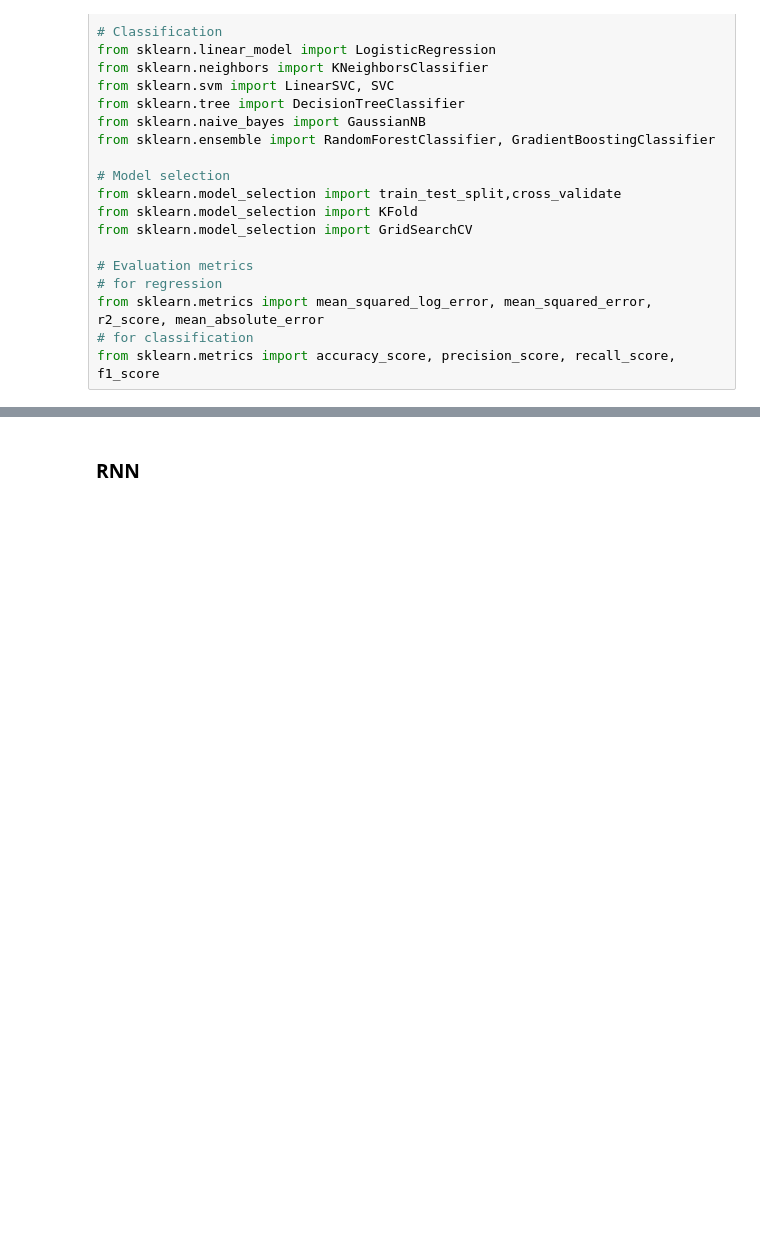
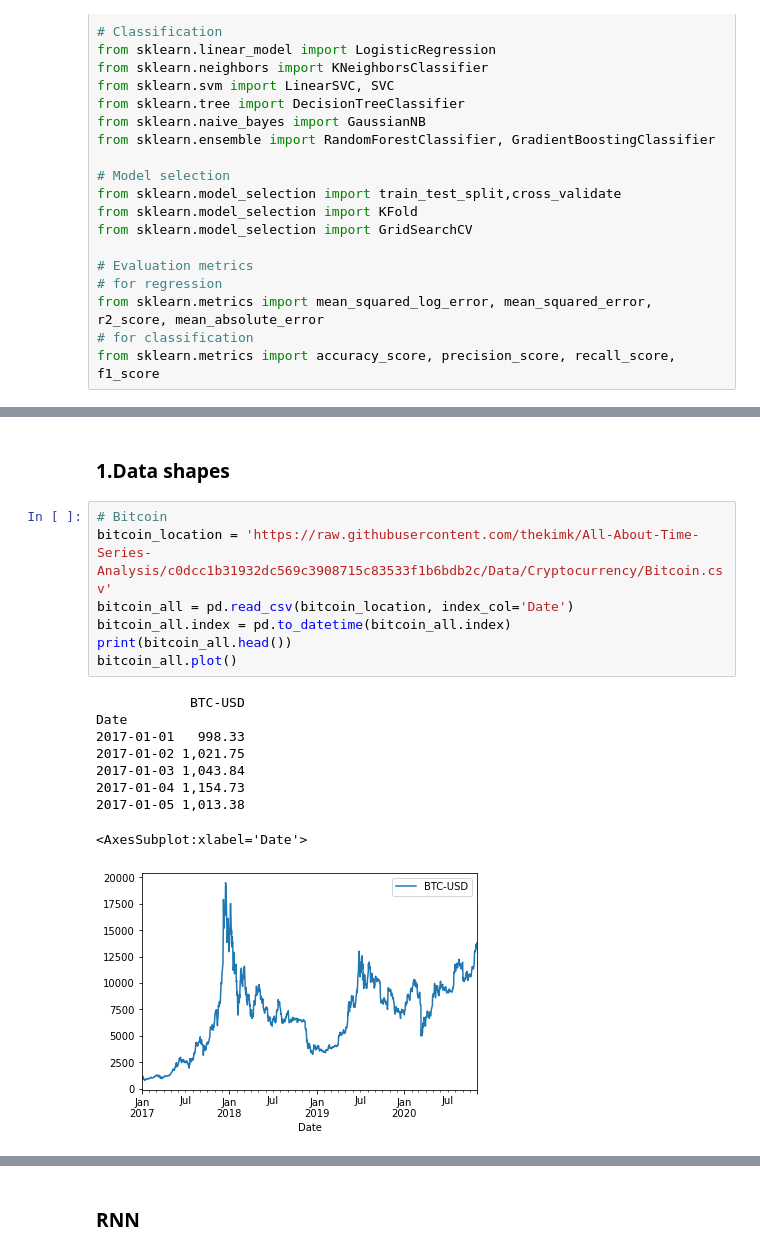
Before and after one commit to snuhcs/time-series-2022, a Jupyter notebook: Notebook/Lecture 6 - RNNs for Time-series.ipynb, the cells around one changed output, grey strips where cells are left out. Saved outputs shown, nothing was run; the diff lists cells and outputs as text; blank space fills up the shorter version.

```diff
--- a/Notebook/Lecture 6 - RNNs for Time-series.ipynb
+++ b/Notebook/Lecture 6 - RNNs for Time-series.ipynb
@@ -481,0 +76,19 @@ KeyError: 0
+# %% [markdown]
+### 1.Data shapes
+# %%
+# Bitcoin
+bitcoin_location = 'https://raw.githubusercontent.com/thekimk/All-About-Time-Series-Analysis/c0dcc1b31932dc569c3908715c83533f1b6bdb2c/Data/Cryptocurrency/Bitcoin.csv'
+bitcoin_all = pd.read_csv(bitcoin_location, index_col='Date')
+bitcoin_all.index = pd.to_datetime(bitcoin_all.index)
+print(bitcoin_all.head())
+bitcoin_all.plot()
+# %% [output]
+            BTC-USD
+Date
+2017-01-01   998.33
+2017-01-02 1,021.75
+2017-01-03 1,043.84
+2017-01-04 1,154.73
+2017-01-05 1,013.38
+<AxesSubplot:xlabel='Date'>
+[figure, added]
```
Also changed, not shown: parts of 107 cells of this notebook, 1 other file.
